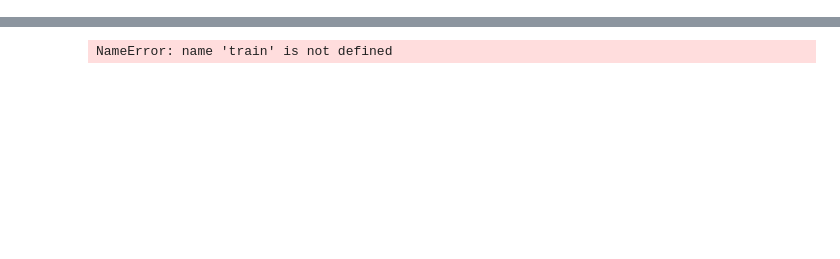
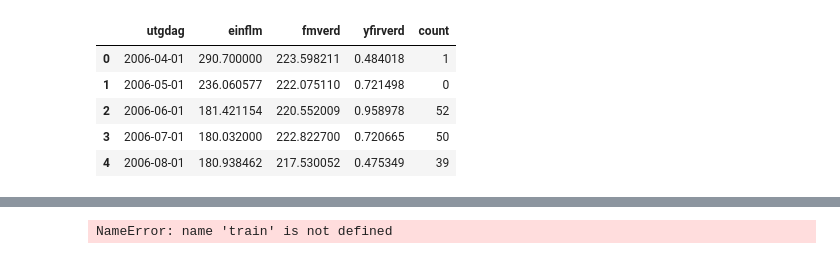
Before and after one commit to hallik95/kaupskra, a Jupyter notebook: LSTM/20variablesLSTM.ipynb, the cells around one changed output, grey strips where cells are left out. Saved outputs shown, nothing was run; the diff lists cells and outputs as text; code cells hidden in the pictures; blank space fills up the shorter version.

```diff
--- a/LSTM/20variablesLSTM.ipynb
+++ b/LSTM/20variablesLSTM.ipynb
@@ -41 +45,10 @@ kaup = pd.read_csv('serbyli_all_variables_MEAN.csv',
 indep = pd.read_csv('20_independent_variables_LSTM.csv', parse_dates=True)
+# %%
+kaup.head()
+# %% [output]
+|  | utgdag | einflm | fmverd | yfirverd | count |
+| 0 | 2006-04-01 | 290.700000 | 223.598211 | 0.484018 | 1 |
+| 1 | 2006-05-01 | 236.060577 | 222.075110 | 0.721498 | 0 |
+| 2 | 2006-06-01 | 181.421154 | 220.552009 | 0.958978 | 52 |
+| 3 | 2006-07-01 | 180.032000 | 222.822700 | 0.720665 | 50 |
+| 4 | 2006-08-01 | 180.938462 | 217.530052 | 0.475349 | 39 |
```
Also changed, not shown: parts of 14 cells of this notebook, 1 other file.
